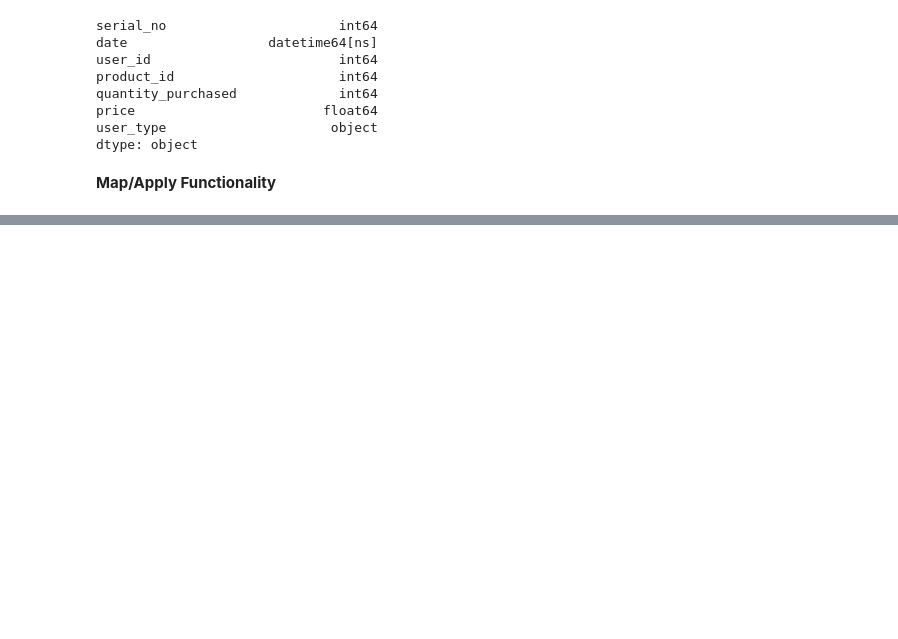
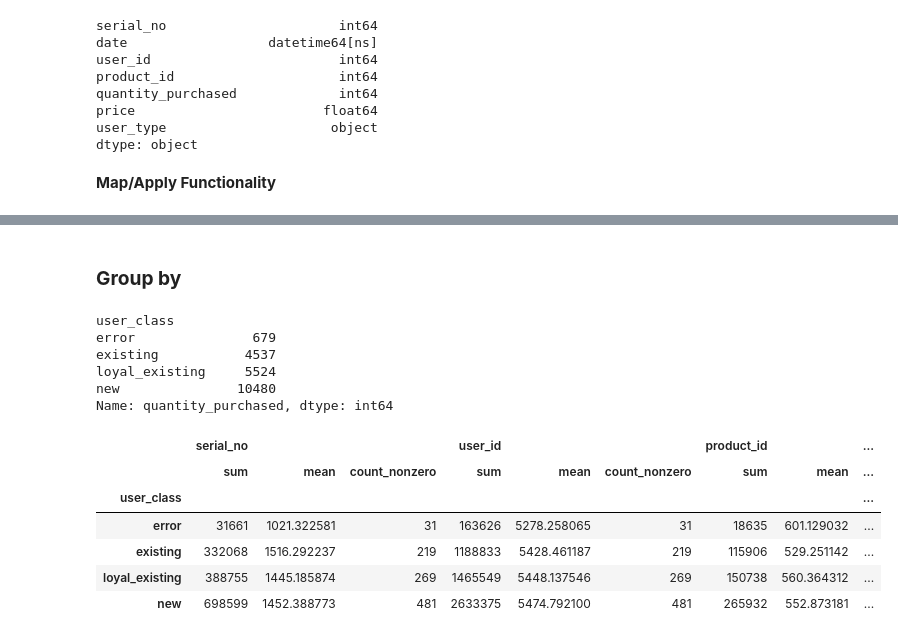
Before and after one commit to cleysonl/ML_Bootcamp_CLL, a Jupyter notebook: Data_Processing_and_Analysis.ipynb, the cells around one changed output, grey strips where cells are left out. Saved outputs shown, nothing was run; the diff lists cells and outputs as text; code cells hidden in the pictures; blank space fills up the shorter version.

```diff
--- a/Data_Processing_and_Analysis.ipynb
+++ b/Data_Processing_and_Analysis.ipynb
@@ -348,0 +489,24 @@ display(df.tail())
+# %% [markdown]
+### **Group by**
+# %%
+# Group by attributes user_class and get sum of quantity_purchased
+print(df.groupby(['user_class'])['quantity_purchased'].sum())
+# %% [output]
+user_class
+error               679
+existing           4537
+loyal_existing     5524
+new               10480
+Name: quantity_purchased, dtype: int64
+# %%
+# Aggregate functions
+#Sum, mean and Non Zero Count row count
+display(df.groupby(['user_class']).agg([np.sum, np.mean, np.count_nonzero]))
+# %% [output]
+|  | serial_no |  |  | user_id |  |  | product_id |  | ... |
+|  | sum | mean | count_nonzero | sum | mean | count_nonzero | sum | mean | ... |
+| user_class |  |  |  |  |  |  |  |  | ... |
+| error | 31661 | 1021.322581 | 31 | 163626 | 5278.258065 | 31 | 18635 | 601.129032 | ... |
+| existing | 332068 | 1516.292237 | 219 | 1188833 | 5428.461187 | 219 | 115906 | 529.251142 | ... |
+| loyal_existing | 388755 | 1445.185874 | 269 | 1465549 | 5448.137546 | 269 | 150738 | 560.364312 | ... |
+| new | 698599 | 1452.388773 | 481 | 2633375 | 5474.792100 | 481 | 265932 | 552.873181 | ... |
```
Also changed, not shown: parts of 43 cells of this notebook.
